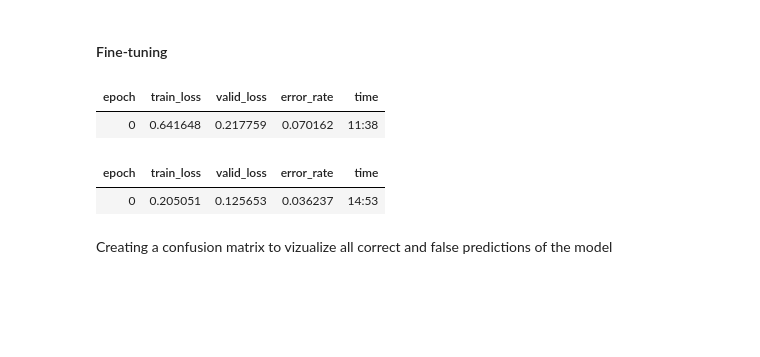
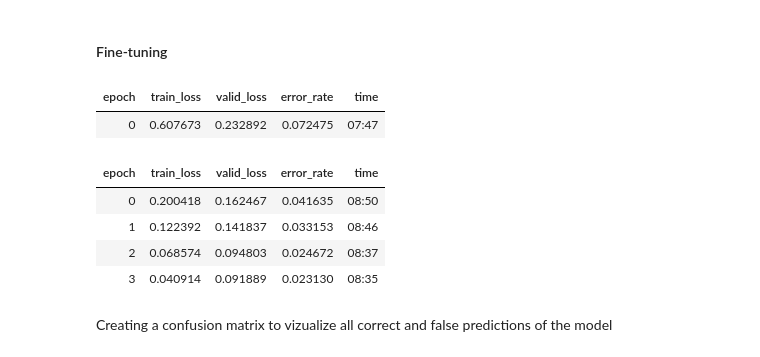
Before and after one commit to h591304/FurnitureClassifier, a Jupyter notebook: furniture_classifier.ipynb, the cells around one changed output. Drawn from its saved outputs; the diff is of its cells as text; code cells hidden in the pictures; blank space fills up the shorter version.

```diff
--- a/furniture_classifier.ipynb
+++ b/furniture_classifier.ipynb
@@ -36,12 +34,15 @@ dls.valid.show_batch(max_n=7, nrows=1)
 #### Fine-tuning
 # %%
 model = vision_learner(dls, resnet18, metrics=error_rate)
-model.fine_tune(1)
+model.fine_tune(4)
 # %% [output]
 | epoch | train_loss | valid_loss | error_rate | time |
-| 0 | 0.641648 | 0.217759 | 0.070162 | 11:38 |
+| 0 | 0.607673 | 0.232892 | 0.072475 | 07:47 |
 | epoch | train_loss | valid_loss | error_rate | time |
-| 0 | 0.205051 | 0.125653 | 0.036237 | 14:53 |
+| 0 | 0.200418 | 0.162467 | 0.041635 | 08:50 |
+| 1 | 0.122392 | 0.141837 | 0.033153 | 08:46 |
+| 2 | 0.068574 | 0.094803 | 0.024672 | 08:37 |
+| 3 | 0.040914 | 0.091889 | 0.023130 | 08:35 |
 # %% [markdown]
 Creating a confusion matrix to vizualize all correct and false predictions of the model
 # %% [markdown]
```
Also changed, not shown: parts of 2 cells of this notebook, 4 other files.
